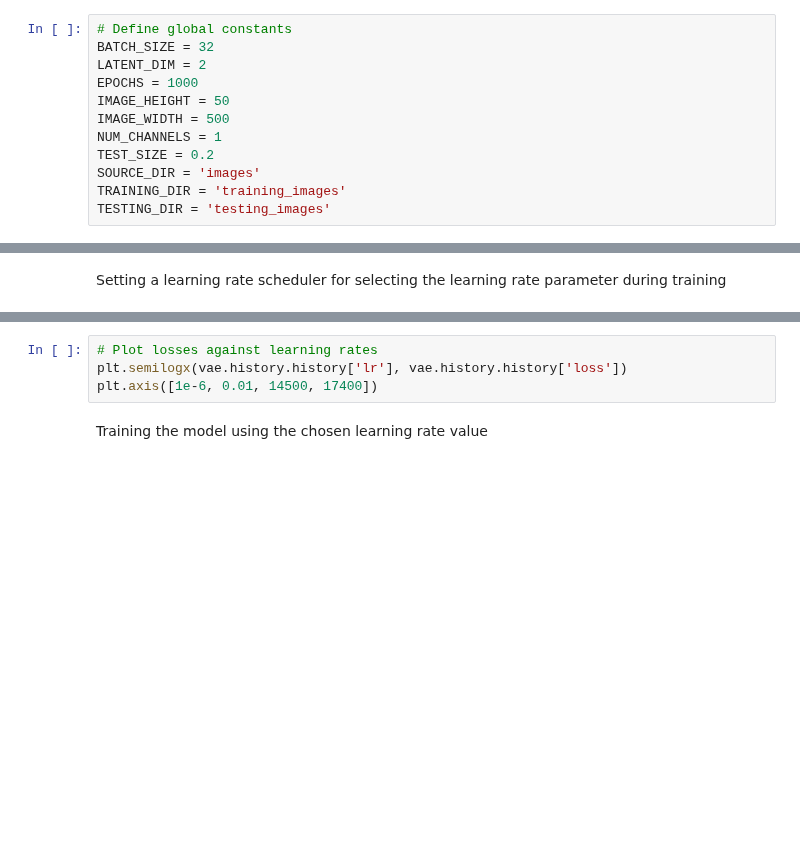
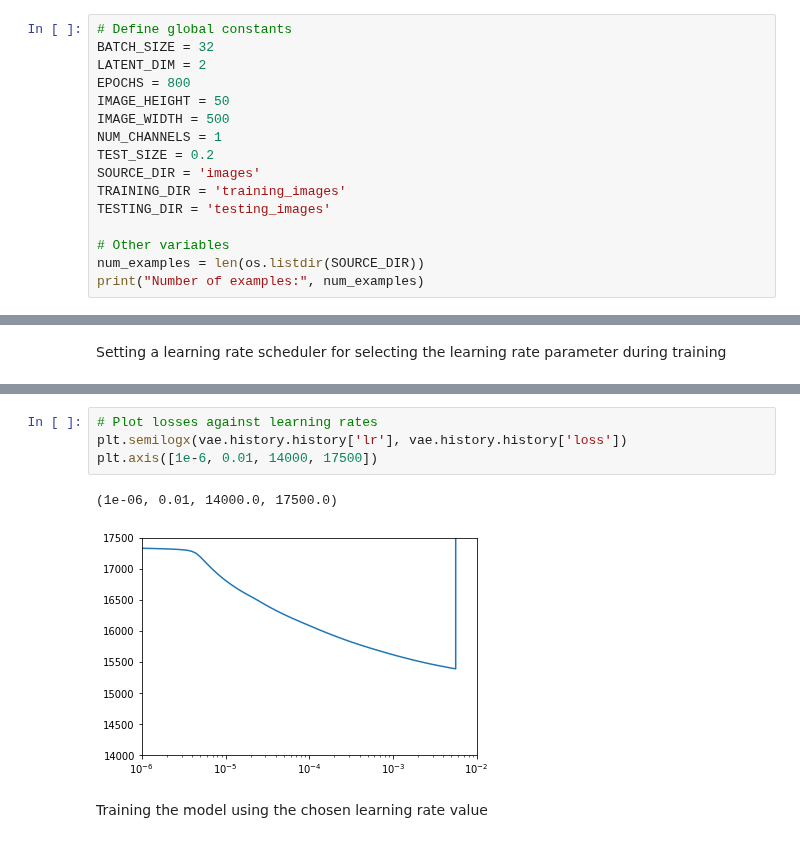
Before and after one commit to lamd91/VAE_DA, a Jupyter notebook: VAE_MPS.ipynb, the cells around one changed output, grey strips where cells are left out. Drawn from its saved outputs; the diff is of its cells as text; blank space fills up the shorter version.

Commit message:
Made changes related to the use of image data generators

```diff
--- a/VAE_MPS.ipynb
+++ b/VAE_MPS.ipynb
@@ -34,7 +34,7 @@ plt.imshow(image)
 # Define global constants
 BATCH_SIZE = 32
 LATENT_DIM = 2
-EPOCHS = 1000
+EPOCHS = 800
 IMAGE_HEIGHT = 50
 IMAGE_WIDTH = 500
 NUM_CHANNELS = 1
@@ -42,3 +42,7 @@ TEST_SIZE = 0.2
 SOURCE_DIR = 'images'
 TRAINING_DIR = 'training_images'
 TESTING_DIR = 'testing_images'
+
+# Other variables
+num_examples = len(os.listdir(SOURCE_DIR))
+print("Number of examples:", num_examples)
@@ -527,7 +526,10 @@ history = vae.fit(train_generator, epochs=100, verbose=1,
 # %%
 # Plot losses against learning rates
 plt.semilogx(vae.history.history['lr'], vae.history.history['loss'])
-plt.axis([1e-6, 0.01, 14500, 17400])
+plt.axis([1e-6, 0.01, 14000, 17500])
+# %% [output]
+(1e-06, 0.01, 14000.0, 17500.0)
+[figure, added]
 # %% [markdown]
 Training the model using the chosen learning rate value
 # %%
```
Also changed, not shown: parts of 14 cells of this notebook.
